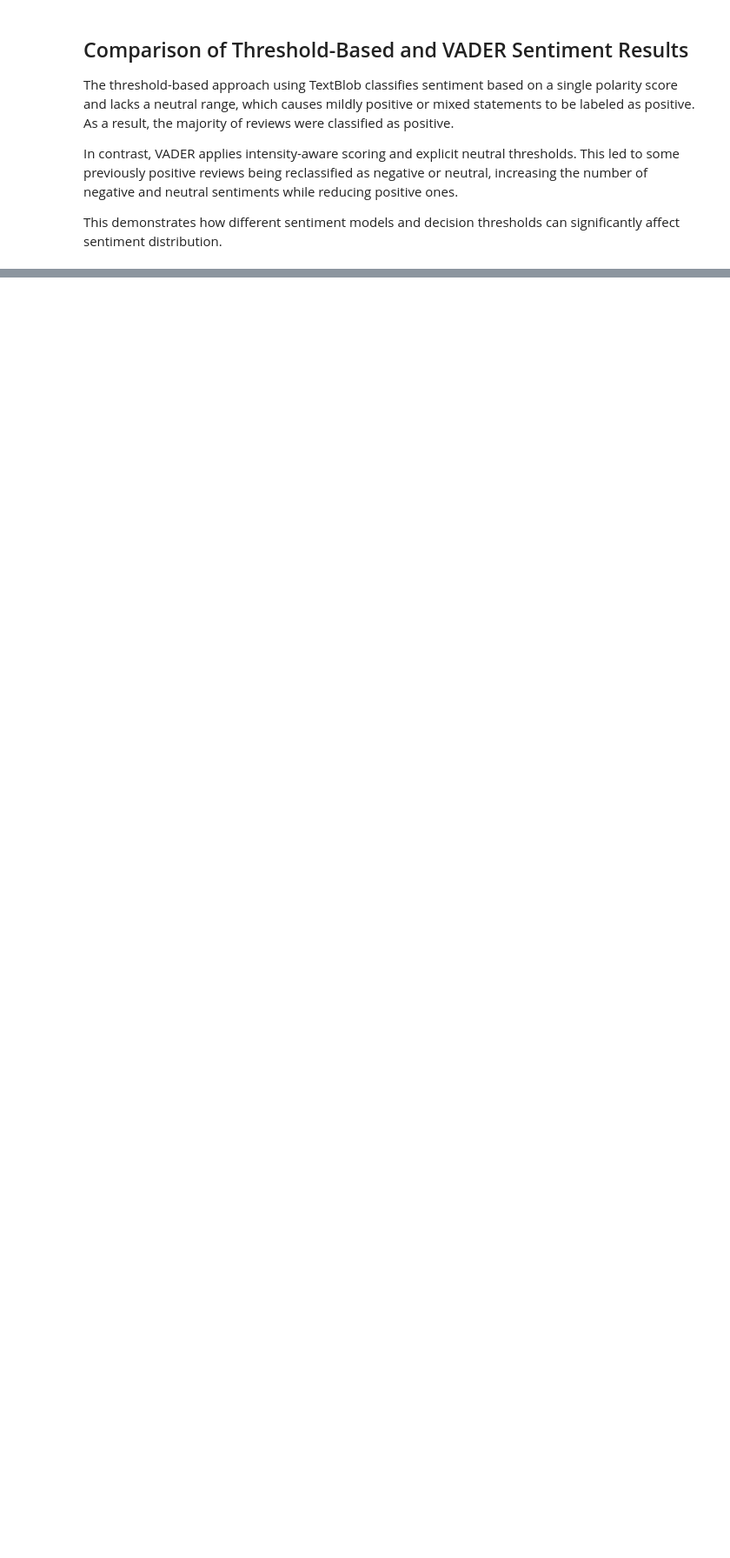
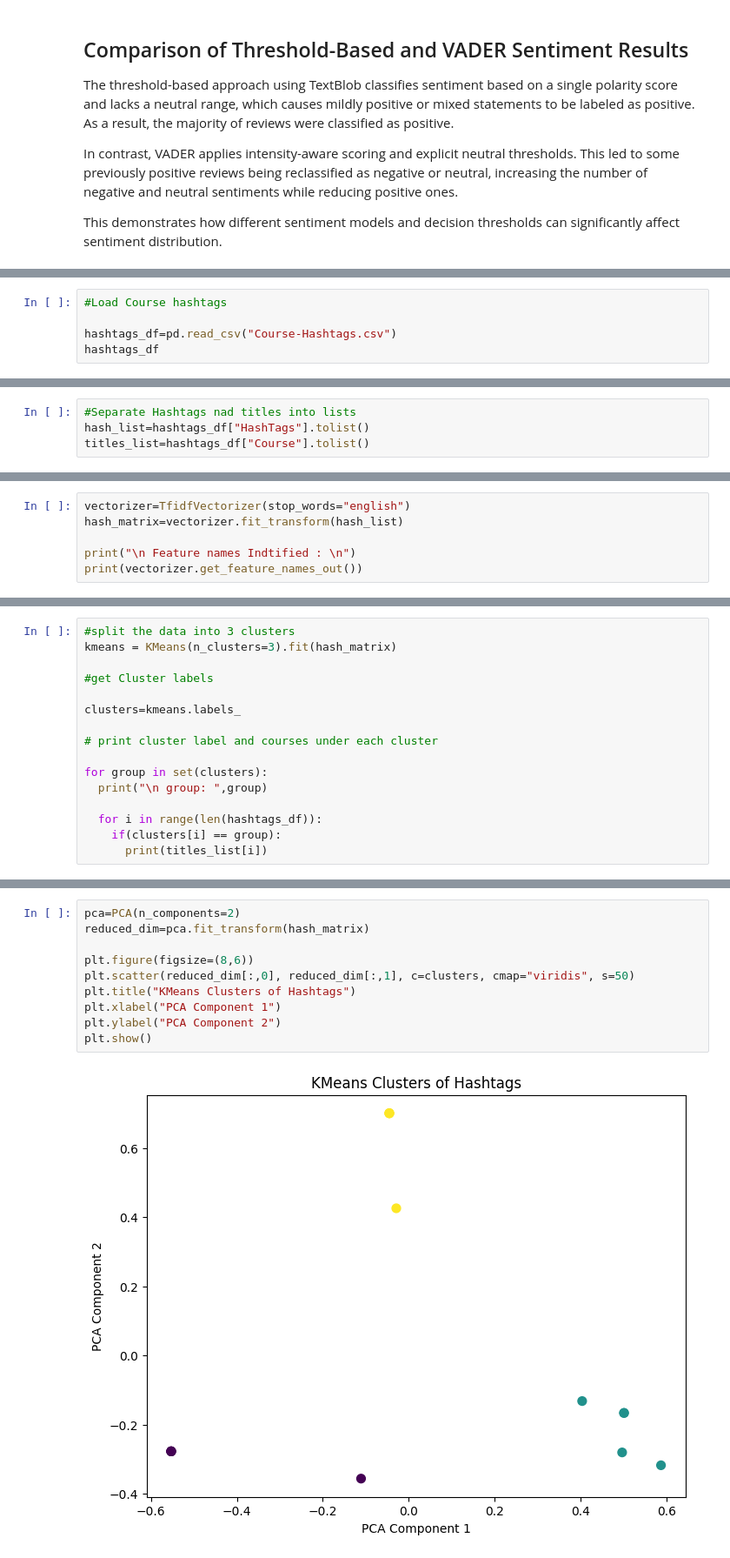
Before and after one commit to Vivek-afk81/NLP_intro, a Jupyter notebook: text_analytics_&_predictions.ipynb, the cells around one changed output, grey strips where cells are left out. Shown at 87% size. Drawn from its saved outputs; the diff is of its cells as text; blank space fills up the shorter version.

```diff
--- a/text_analytics_&_predictions.ipynb
+++ b/text_analytics_&_predictions.ipynb
@@ -376,0 +400,5 @@ This demonstrates how different sentiment models and decision thresholds can sig
+# %%
+#Load Course hashtags
+
+hashtags_df=pd.read_csv("Course-Hashtags.csv")
+hashtags_df
@@ -376,0 +421,4 @@ This demonstrates how different sentiment models and decision thresholds can sig
+# %%
+#Separate Hashtags nad titles into lists
+hash_list=hashtags_df["HashTags"].tolist()
+titles_list=hashtags_df["Course"].tolist()
@@ -376,0 +427,6 @@ This demonstrates how different sentiment models and decision thresholds can sig
+# %%
+vectorizer=TfidfVectorizer(stop_words="english")
+hash_matrix=vectorizer.fit_transform(hash_list)
+
+print("\n Feature names Indtified : \n")
+print(vectorizer.get_feature_names_out())
@@ -376,0 +441,16 @@ This demonstrates how different sentiment models and decision thresholds can sig
+# %%
+#split the data into 3 clusters
+kmeans = KMeans(n_clusters=3).fit(hash_matrix)
+
+#get Cluster labels
+
+clusters=kmeans.labels_
+
+# print cluster label and courses under each cluster
+
+for group in set(clusters):
+  print("\n group: ",group)
+
+  for i in range(len(hashtags_df)):
+    if(clusters[i] == group):
+      print(titles_list[i])
@@ -376,0 +477,12 @@ This demonstrates how different sentiment models and decision thresholds can sig
+# %%
+pca=PCA(n_components=2)
+reduced_dim=pca.fit_transform(hash_matrix)
+
+plt.figure(figsize=(8,6))
+plt.scatter(reduced_dim[:,0], reduced_dim[:,1], c=clusters, cmap="viridis", s=50)
+plt.title("KMeans Clusters of Hashtags")
+plt.xlabel("PCA Component 1")
+plt.ylabel("PCA Component 2")
+plt.show()
+# %% [output]
+[figure, added]
```
Also changed, not shown: parts of 22 cells of this notebook.
